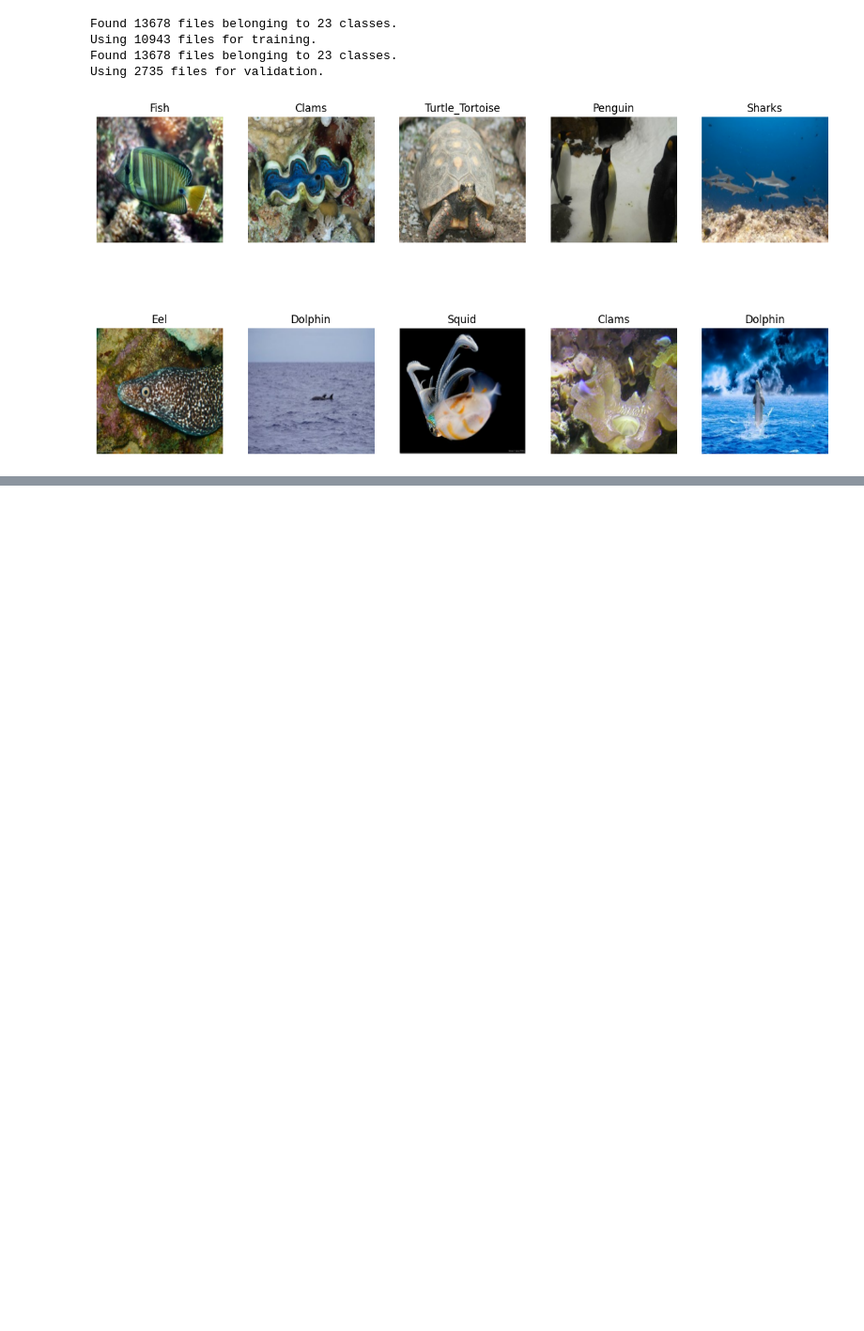
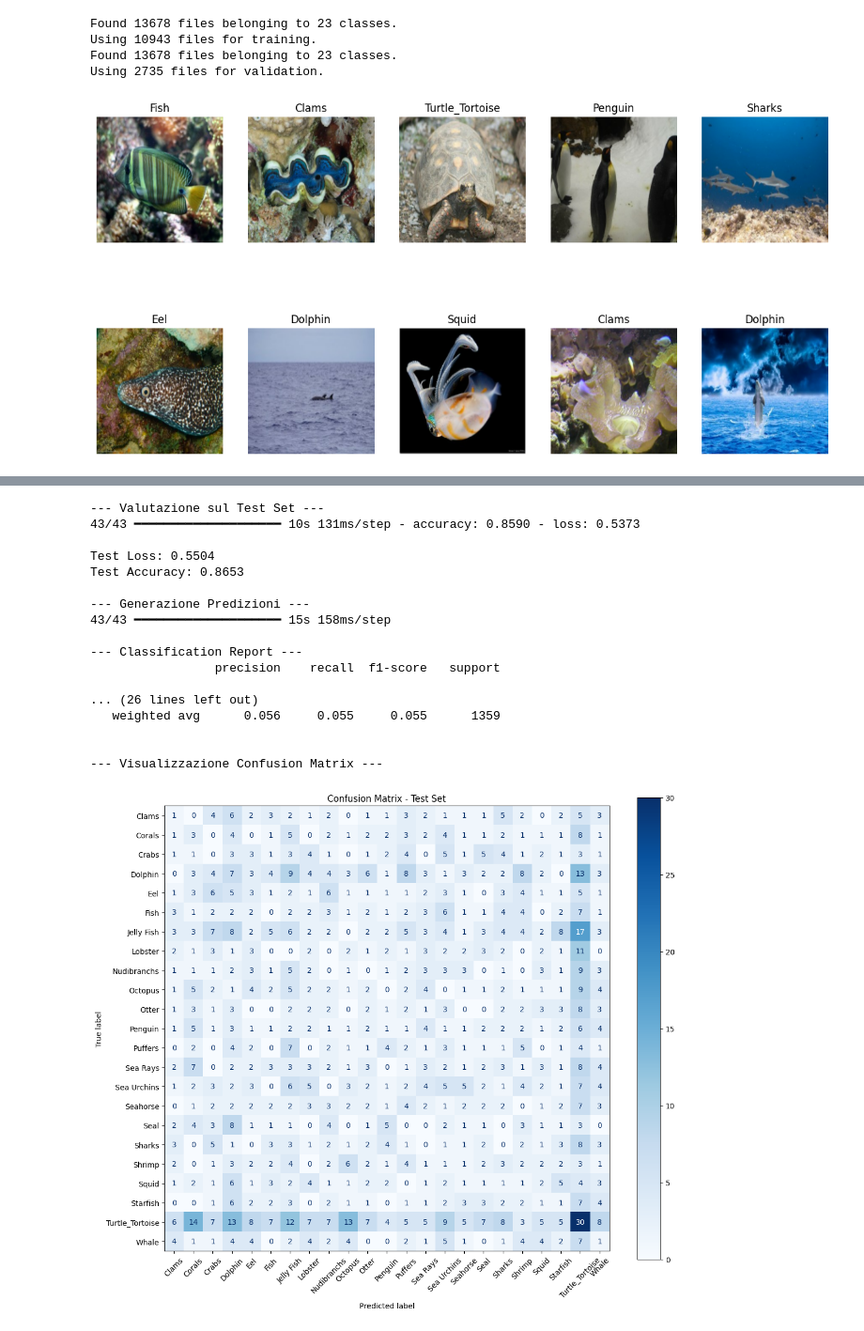
Before and after one commit to Elsacred02/Progetto_AML_2025_2026, a Jupyter notebook: Codice_progetto_AML_2025_2026.ipynb, the cells around one changed output, grey strips where cells are left out. Shown at 94% size. Saved outputs shown, nothing was run; the diff lists cells and outputs as text; code cells hidden in the pictures; blank space fills up the shorter version.

Commit message:
Aggiunto Classification Report e Confusion Matrix

```diff
--- a/Codice_progetto_AML_2025_2026.ipynb
+++ b/Codice_progetto_AML_2025_2026.ipynb
@@ -439,0 +440,46 @@ plt.show()
+# %%
+from sklearn.metrics import classification_report, confusion_matrix, ConfusionMatrixDisplay
+
+# Valutazione del modello sul Test Set
+print("--- Valutazione sul Test Set ---")
+test_loss, test_accuracy = model.evaluate(test_ds_EN, verbose=1)
+print(f"\nTest Loss: {test_loss:.4f}")
+print(f"Test Accuracy: {test_accuracy:.4f}\n")
+
+# Generazione delle predizioni
+print("--- Generazione Predizioni ---")
+y_true = np.concatenate([y for x, y in test_ds_EN], axis=0)
+y_pred = np.argmax(model.predict(test_ds_EN), axis=1)
+
+# Stampa del Classification Report
+print("\n--- Classification Report ---")
+print(classification_report(y_true, y_pred, target_names=class_names, digits=3))
+
+# Visualizzazione della Confusion Matrix
+print("\n--- Visualizzazione Confusion Matrix ---")
+cm = confusion_matrix(y_true, y_pred)
+fig, ax = plt.subplots(figsize=(12, 10))
+disp = ConfusionMatrixDisplay(confusion_matrix=cm, display_labels=class_names)
+disp.plot(ax=ax, cmap='Blues', xticks_rotation=45)
+plt.title('Confusion Matrix - Test Set')
+plt.tight_layout()
+plt.show()
+# %% [output]
+--- Valutazione sul Test Set ---
+43/43 ━━━━━━━━━━━━━━━━━━━━ 10s 131ms/step - accuracy: 0.8590 - loss: 0.5373
+
+Test Loss: 0.5504
+Test Accuracy: 0.8653
+
+--- Generazione Predizioni ---
+43/43 ━━━━━━━━━━━━━━━━━━━━ 15s 158ms/step
+
+--- Classification Report ---
+                 precision    recall  f1-score   support
+
+... (26 lines left out)
+   weighted avg      0.056     0.055     0.055      1359
+
+
+--- Visualizzazione Confusion Matrix ---
+[figure, added]
```
Also changed, not shown: parts of 4 cells of this notebook.
